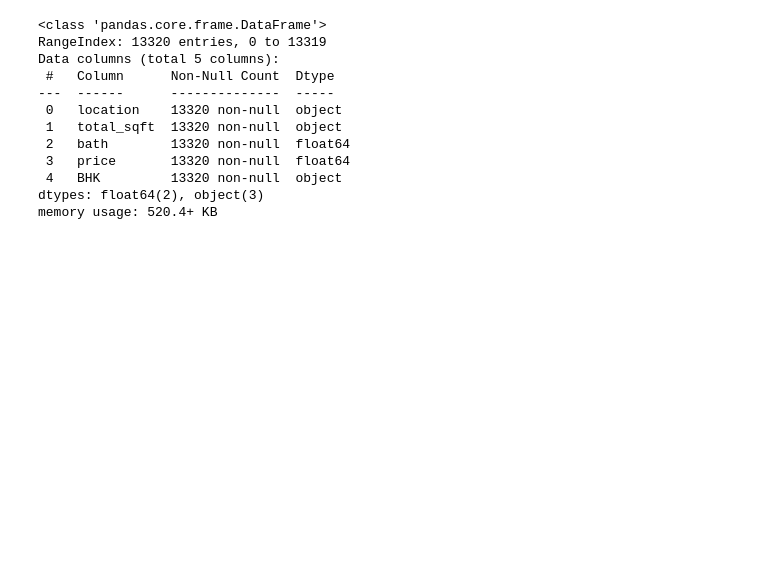
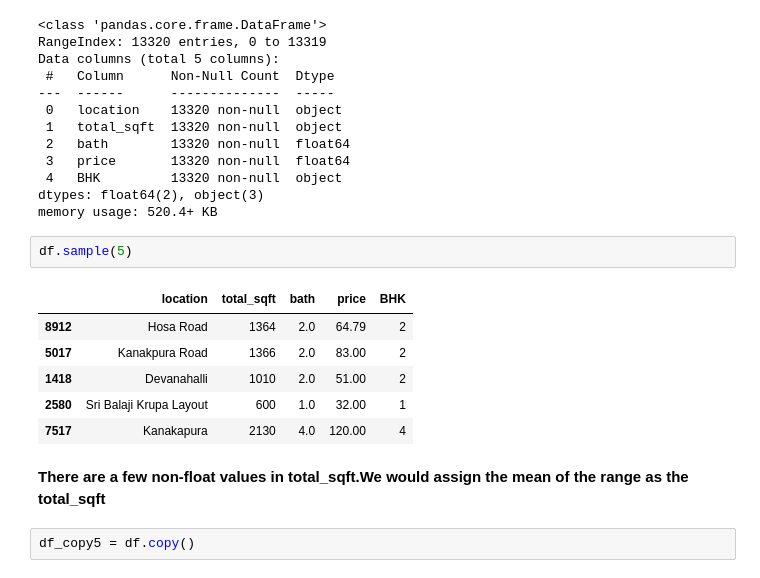
Before and after one commit to BKAPADIA04/Bangalore_House_Price_Prediction_Regression, a Jupyter notebook: code/data_cleaning.ipynb, the cells around one changed output. Saved outputs shown, nothing was run; the diff lists cells and outputs as text; blank space fills up the shorter version.

```diff
--- a/code/data_cleaning.ipynb
+++ b/code/data_cleaning.ipynb
@@ -310,3 +310,16 @@ Data columns (total 5 columns):
  4   BHK         13320 non-null  object
 dtypes: float64(2), object(3)
 memory usage: 520.4+ KB
+# %%
+df.sample(5)
+# %% [output]
+|  | location | total_sqft | bath | price | BHK |
+| 8912 | Hosa Road | 1364 | 2.0 | 64.79 | 2 |
+| 5017 | Kanakpura Road | 1366 | 2.0 | 83.00 | 2 |
+| 1418 | Devanahalli | 1010 | 2.0 | 51.00 | 2 |
+| 2580 | Sri Balaji Krupa Layout | 600 | 1.0 | 32.00 | 1 |
+| 7517 | Kanakapura | 2130 | 4.0 | 120.00 | 4 |
+# %% [markdown]
+**There are a few non-float values in total_sqft.We would assign the mean of the range as the total_sqft**
+# %%
+df_copy5 = df.copy()
```
Also changed, not shown: parts of 13 cells of this notebook.
